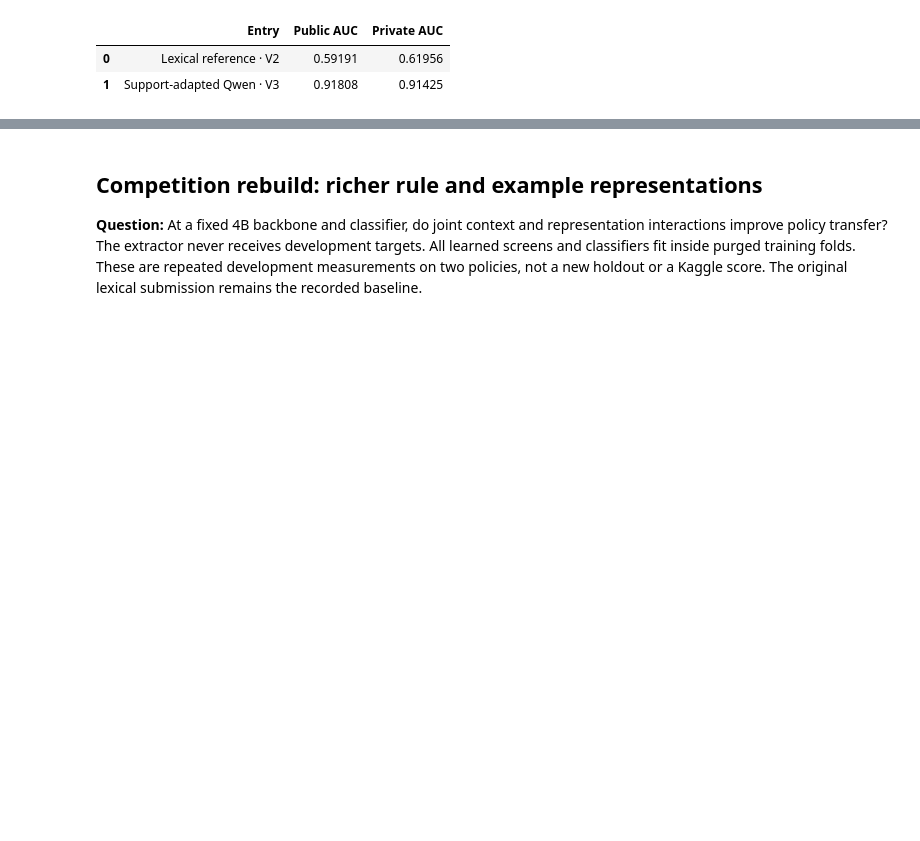
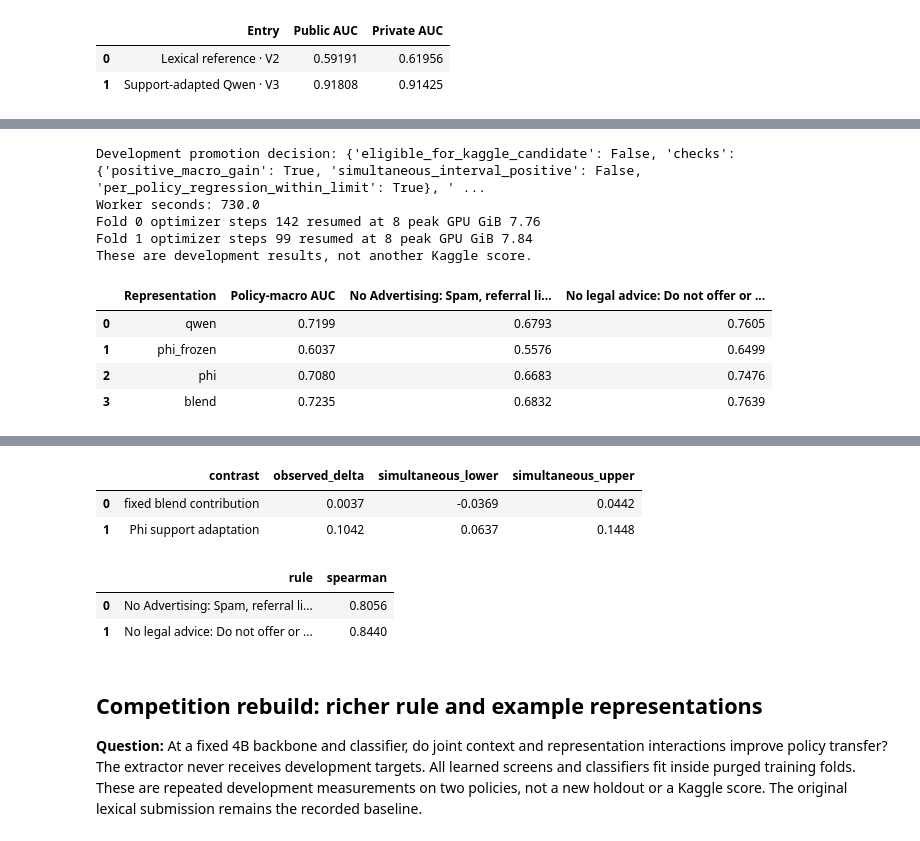
Before and after one commit to alvaromendizabal/jigsaw-rule-classifier, a Jupyter notebook: notebooks/02_baseline_and_review.ipynb, the cells around one changed output, grey strips where cells are left out. Saved outputs shown, nothing was run; the diff lists cells and outputs as text; code cells hidden in the pictures; blank space fills up the shorter version.

Commit message:
Publish measured Phi comparison; retain Qwen after uncertain blend gain

```diff
--- a/notebooks/02_baseline_and_review.ipynb
+++ b/notebooks/02_baseline_and_review.ipynb
@@ -111,0 +118,24 @@ Hidden runtime and prediction hash are not exposed; saved preview metrics are se
+# %%
+from build_complementarity_report import evidence as complementarity_evidence, display_comparison as display_complementarity
+complementarity = complementarity_evidence(root)
+comparison = pd.DataFrame([{'Representation': name, 'Policy-macro AUC': metrics['rule_macro_auc'], **metrics['per_rule_auc']} for name, metrics in complementarity['results'].items()])
+display(comparison.round(4))
+display_complementarity(root)
+display(pd.DataFrame(complementarity['uncertainty'])[['contrast', 'observed_delta', 'simultaneous_lower', 'simultaneous_upper']].round(4))
+display(pd.DataFrame(complementarity['correlations']).round(4))
+print('Development promotion decision:', complementarity['decision'])
+print('Worker seconds:', round(complementarity['inference']['elapsed_seconds'], 1))
+for fold in complementarity['inference']['folds']:
+    print('Fold', fold['fold'], 'optimizer steps', fold['training']['optimizer_steps'], 'resumed at', fold['training']['resumed_step'], 'peak GPU GiB', round(fold['peak_gpu_gib'], 2))
+print('These are development results, not another Kaggle score.')
+# %% [output]
+Development promotion decision: {'eligible_for_kaggle_candidate': False, 'checks': {'positive_macro_gain': True, 'simultaneous_interval_positive': False, 'per_policy_regression_within_limit': True}, ' ...
+Worker seconds: 730.0
+Fold 0 optimizer steps 142 resumed at 8 peak GPU GiB 7.76
+Fold 1 optimizer steps 99 resumed at 8 peak GPU GiB 7.84
+These are development results, not another Kaggle score.
+|  | Representation | Policy-macro AUC | No Advertising: Spam, referral li... | No legal advice: Do not offer or ... |
+| 0 | qwen | 0.7199 | 0.6793 | 0.7605 |
+| 1 | phi_frozen | 0.6037 | 0.5576 | 0.6499 |
+| 2 | phi | 0.7080 | 0.6683 | 0.7476 |
+| 3 | blend | 0.7235 | 0.6832 | 0.7639 |
@@ -112,3 +143,9 @@ Hidden runtime and prediction hash are not exposed; saved preview metrics are se
+|  | contrast | observed_delta | simultaneous_lower | simultaneous_upper |
+| 0 | fixed blend contribution | 0.0037 | -0.0369 | 0.0442 |
+| 1 | Phi support adaptation | 0.1042 | 0.0637 | 0.1448 |
+|  | rule | spearman |
+| 0 | No Advertising: Spam, referral li... | 0.8056 |
+| 1 | No legal advice: Do not offer or ... | 0.8440 |
 # %% [markdown]
 ## Competition rebuild: richer rule and example representations
 
```
Also changed, not shown: parts of 4 cells of this notebook, 24 other files.
